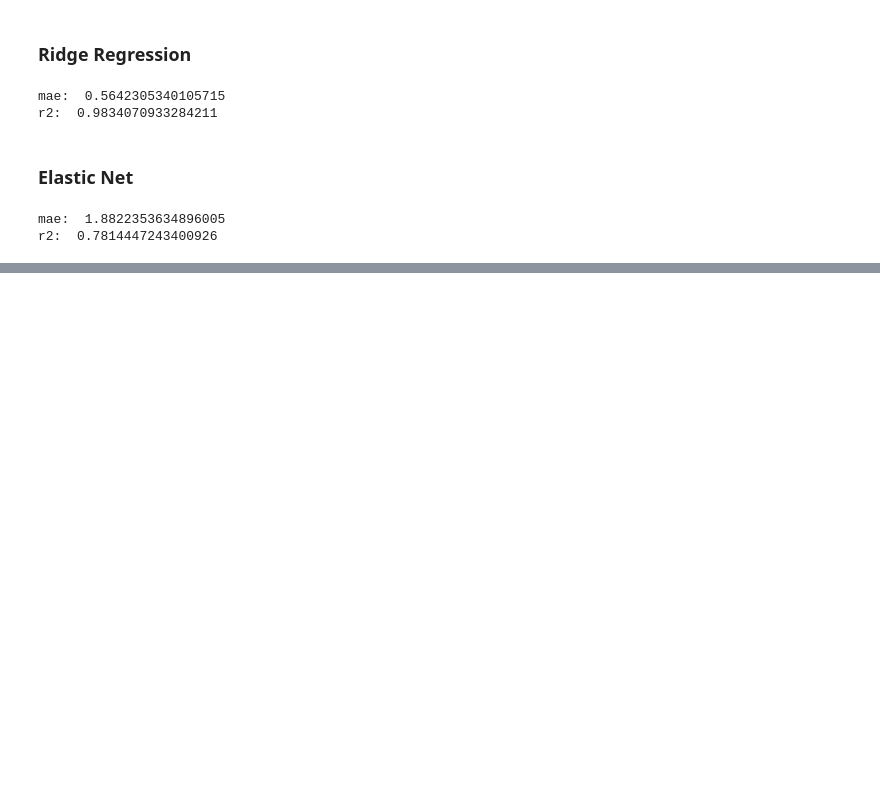
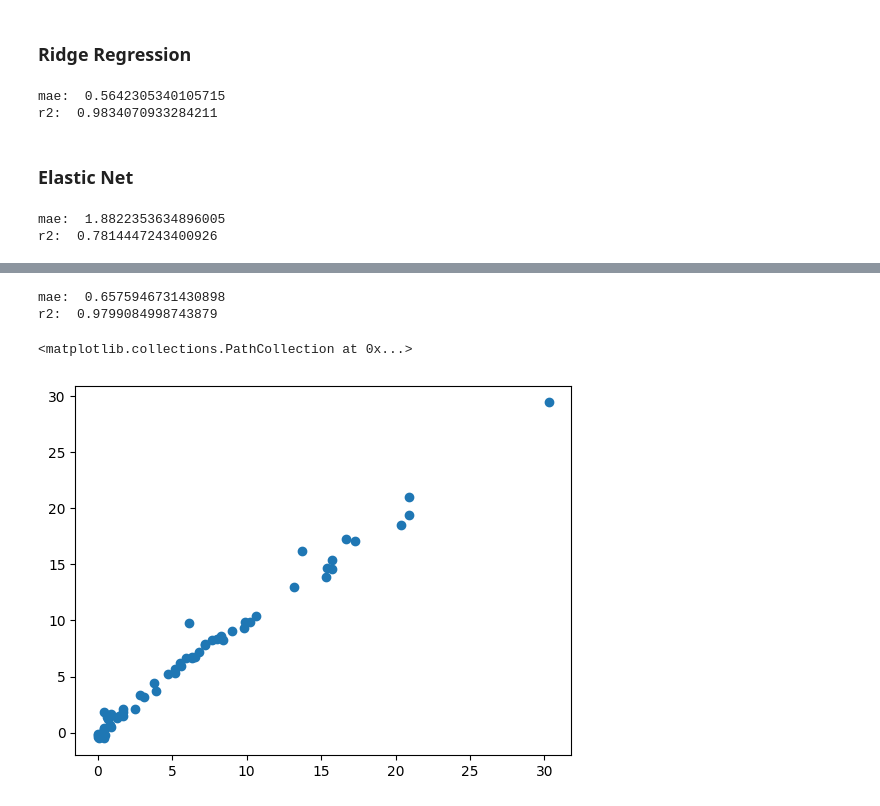
Before and after one commit to tahaftm/Udemy-ML, a Jupyter notebook: Lectures/Ridge, Lasso and Elastic net/Model.ipynb, the cells around one changed output, grey strips where cells are left out. Drawn from its saved outputs; the diff is of its cells as text; code cells hidden in the pictures; blank space fills up the shorter version.

```diff
--- a/Lectures/Ridge, Lasso and Elastic net/Model.ipynb
+++ b/Lectures/Ridge, Lasso and Elastic net/Model.ipynb
@@ -175,0 +263,16 @@ r2:  0.7814447243400926
+# %%
+from sklearn.linear_model import ElasticNetCV
+elastic_cv = ElasticNetCV(cv = 5)
+elastic_cv.fit(X_train_scaled, Y_train)
+
+pred_elastic= elastic_cv.predict(X_test_scaled)
+mae = mean_absolute_error(pred_elastic, Y_test)
+r2 = r2_score(pred_elastic, Y_test)
+print("mae: ", mae)
+print("r2: ", r2)
+plt.scatter(Y_test,pred_ridge)
+# %% [output]
+mae:  0.6575946731430898
+r2:  0.9799084998743879
+<matplotlib.collections.PathCollection at 0x...>
+[figure, added]
```
Also changed, not shown: parts of 8 cells of this notebook.
